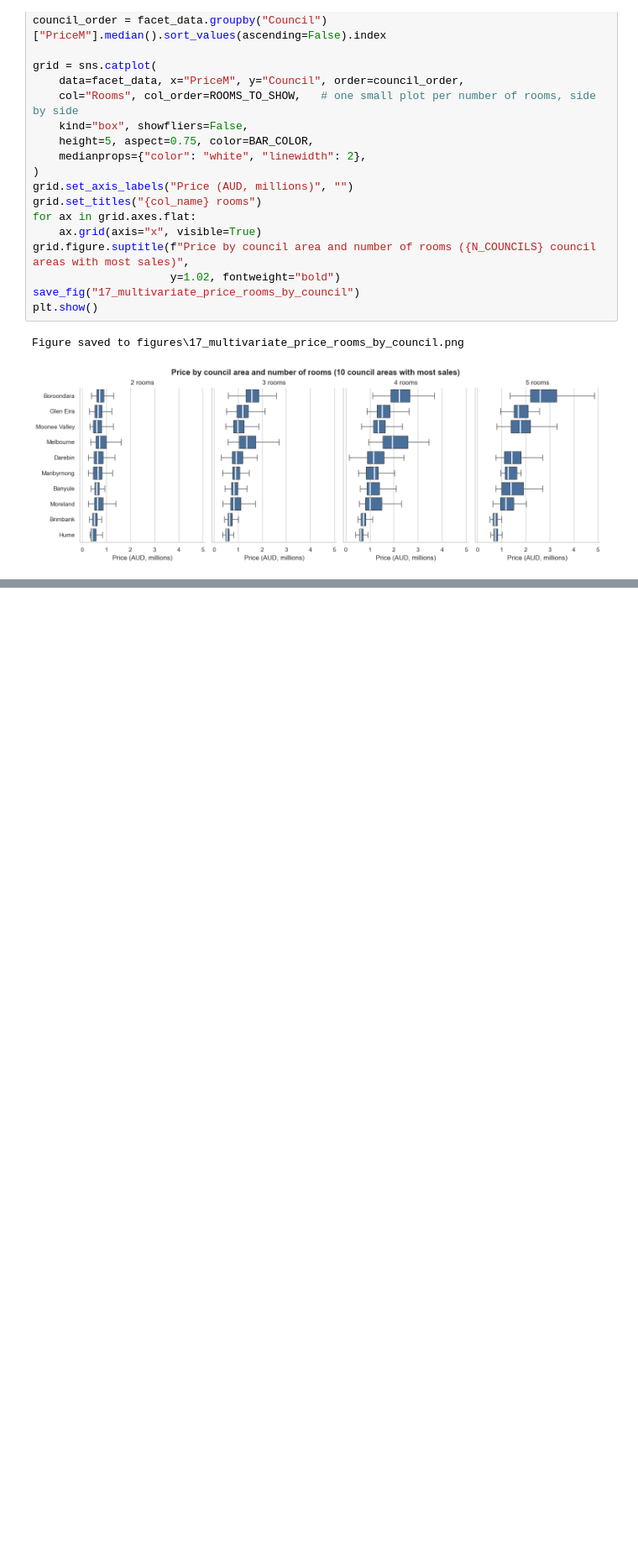
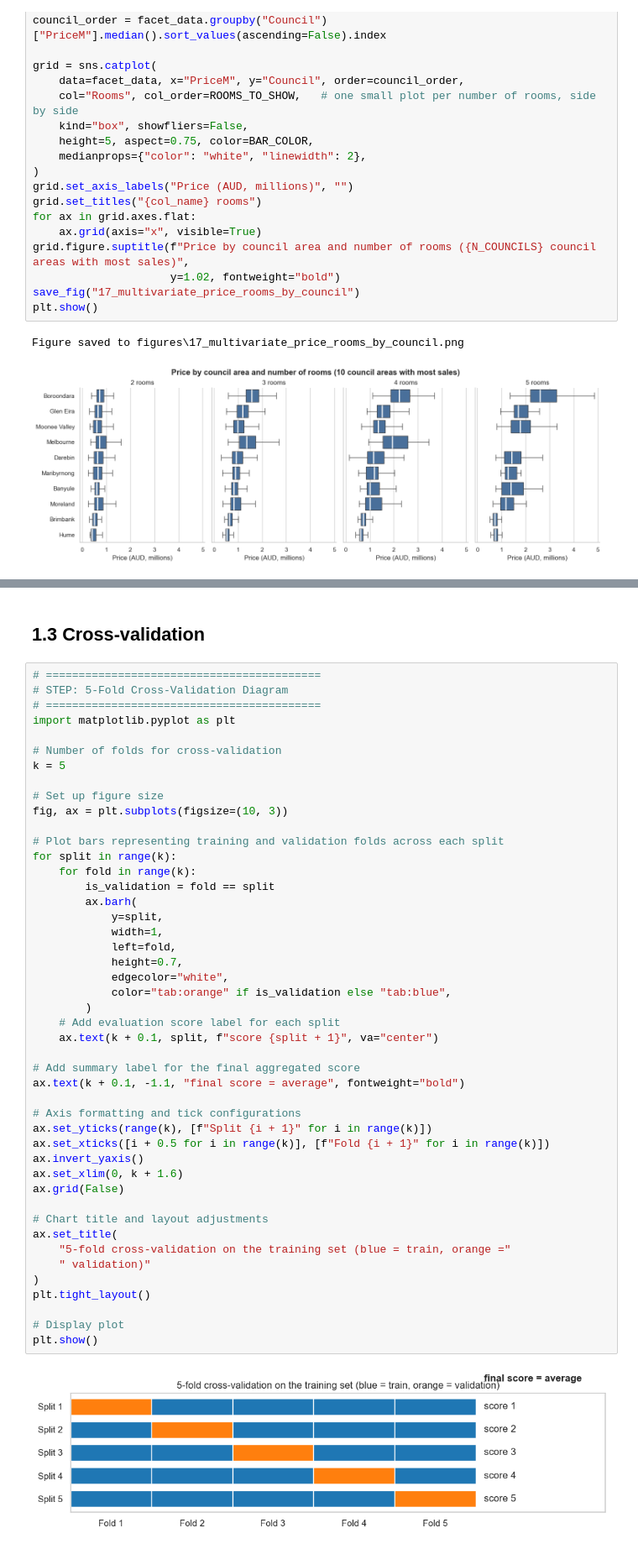
Before and after one commit to SindhujaDavuluri-IAAC/5-day1-assignment, a Jupyter notebook: Mel_data_cleaning_and_EDA_5.ipynb, the cells around one changed output, grey strips where cells are left out. Shown at 84% size. Cells and saved outputs as stored; diff of their text form; blank space fills up the shorter version.

```diff
--- a/Mel_data_cleaning_and_EDA_5.ipynb
+++ b/Mel_data_cleaning_and_EDA_5.ipynb
@@ -1404,0 +1515,50 @@ Figure saved to figures\17_multivariate_price_rooms_by_council.png
+# %% [markdown]
+## 1.3 Cross-validation
+# %%
+# ==========================================
+# STEP: 5-Fold Cross-Validation Diagram
+# ==========================================
+import matplotlib.pyplot as plt
+
+# Number of folds for cross-validation
+k = 5
+
+# Set up figure size
+fig, ax = plt.subplots(figsize=(10, 3))
+
+# Plot bars representing training and validation folds across each split
+for split in range(k):
+    for fold in range(k):
+        is_validation = fold == split
+        ax.barh(
+            y=split,
+            width=1,
+            left=fold,
+            height=0.7,
+            edgecolor="white",
+            color="tab:orange" if is_validation else "tab:blue",
+        )
+    # Add evaluation score label for each split
+    ax.text(k + 0.1, split, f"score {split + 1}", va="center")
+
+# Add summary label for the final aggregated score
+ax.text(k + 0.1, -1.1, "final score = average", fontweight="bold")
+
+# Axis formatting and tick configurations
+ax.set_yticks(range(k), [f"Split {i + 1}" for i in range(k)])
+ax.set_xticks([i + 0.5 for i in range(k)], [f"Fold {i + 1}" for i in range(k)])
+ax.invert_yaxis()
+ax.set_xlim(0, k + 1.6)
+ax.grid(False)
+
+# Chart title and layout adjustments
+ax.set_title(
+    "5-fold cross-validation on the training set (blue = train, orange ="
+    " validation)"
+)
+plt.tight_layout()
+
+# Display plot
+plt.show()
+# %% [output]
+[figure, added]
```
Also changed, not shown: parts of 47 cells of this notebook, 7 other files.
